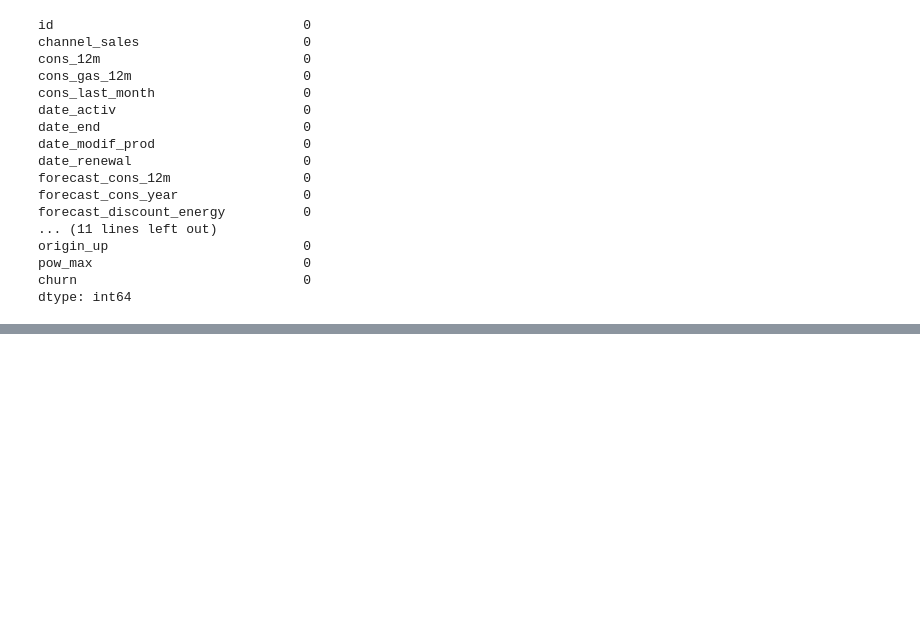
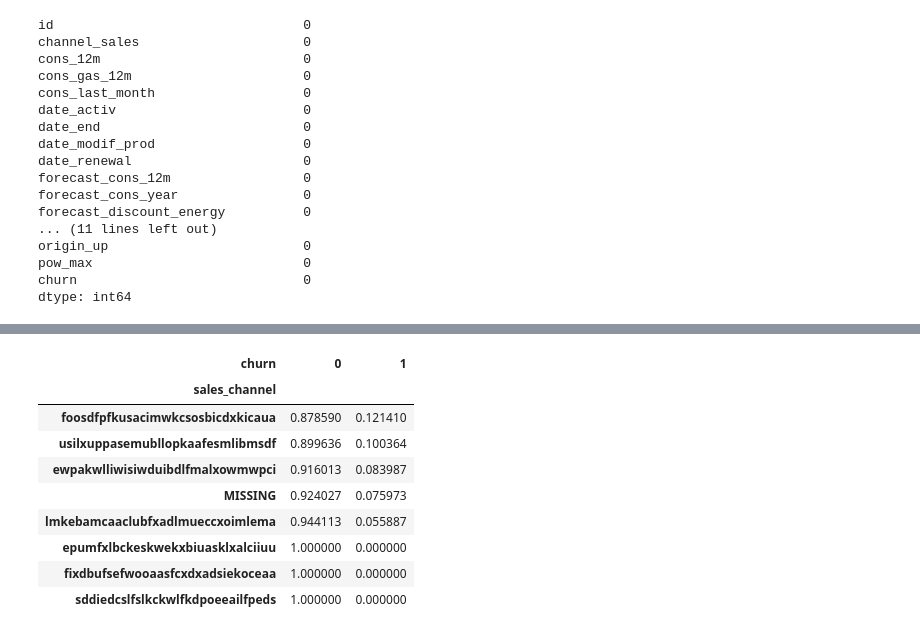
Before and after one commit to MarwanSaad/BCG-Virtual-Internship, a Jupyter notebook: EDA.ipynb, the cells around one changed output, grey strips where cells are left out. Cells and saved outputs as stored; diff of their text form; code cells hidden in the pictures; blank space fills up the shorter version.

```diff
--- a/EDA.ipynb
+++ b/EDA.ipynb
@@ -135,0 +166,15 @@ sns.pairplot(client_df, diag_kind='kde')
+# %%
+channel_churn = sales_channel_df.groupby([sales_channel_df['sales_channel'],sales_channel_df['churn']])['customer'].count().unstack(level=1).fillna(0)
+channel_churn_percentage = channel_churn.div(channel_churn.sum(axis=1),axis=0 * 100).sort_values(by=[1],ascending = False)
+channel_churn_percentage
+# %% [output]
+| churn | 0 | 1 |
+| sales_channel |  |  |
+| foosdfpfkusacimwkcsosbicdxkicaua | 0.878590 | 0.121410 |
+| usilxuppasemubllopkaafesmlibmsdf | 0.899636 | 0.100364 |
+| ewpakwlliwisiwduibdlfmalxowmwpci | 0.916013 | 0.083987 |
+| MISSING | 0.924027 | 0.075973 |
+| lmkebamcaaclubfxadlmueccxoimlema | 0.944113 | 0.055887 |
+| epumfxlbckeskwekxbiuasklxalciiuu | 1.000000 | 0.000000 |
+| fixdbufsefwooaasfcxdxadsiekoceaa | 1.000000 | 0.000000 |
+| sddiedcslfslkckwlfkdpoeeailfpeds | 1.000000 | 0.000000 |
```
Also changed, not shown: parts of 8 cells of this notebook.
